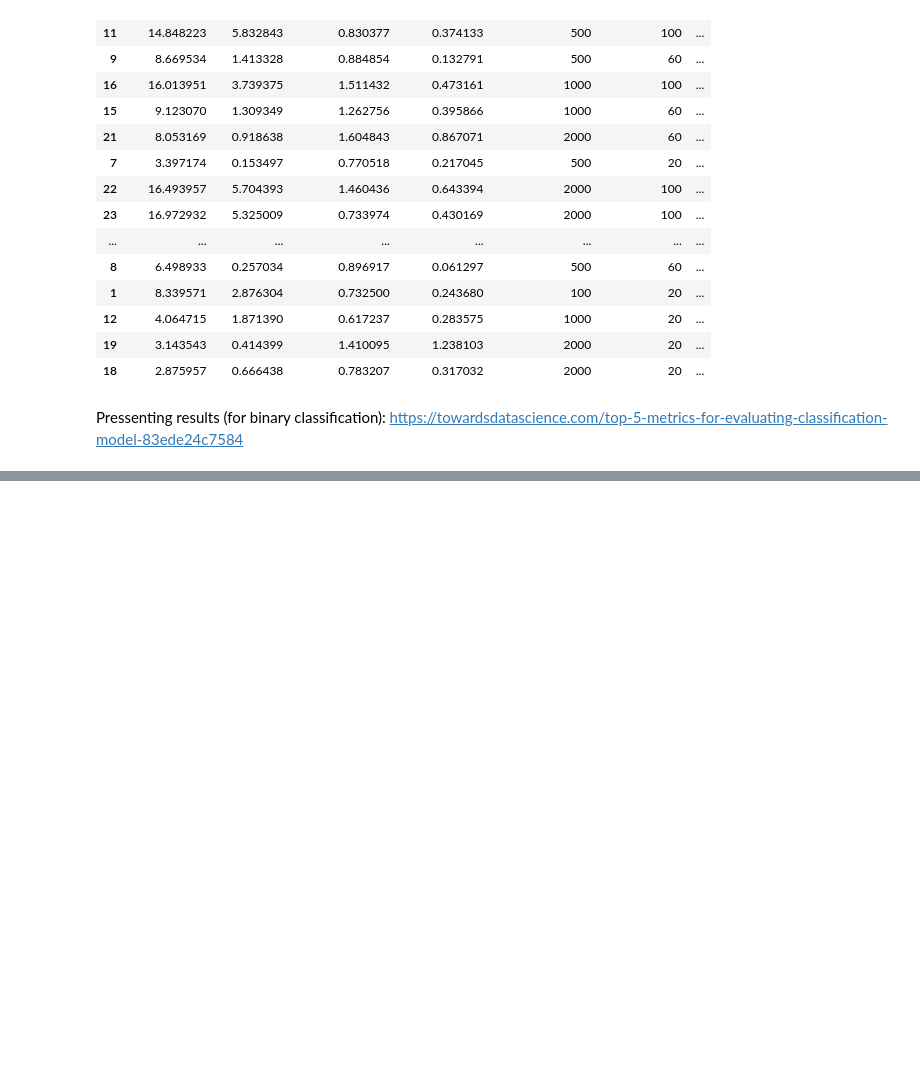
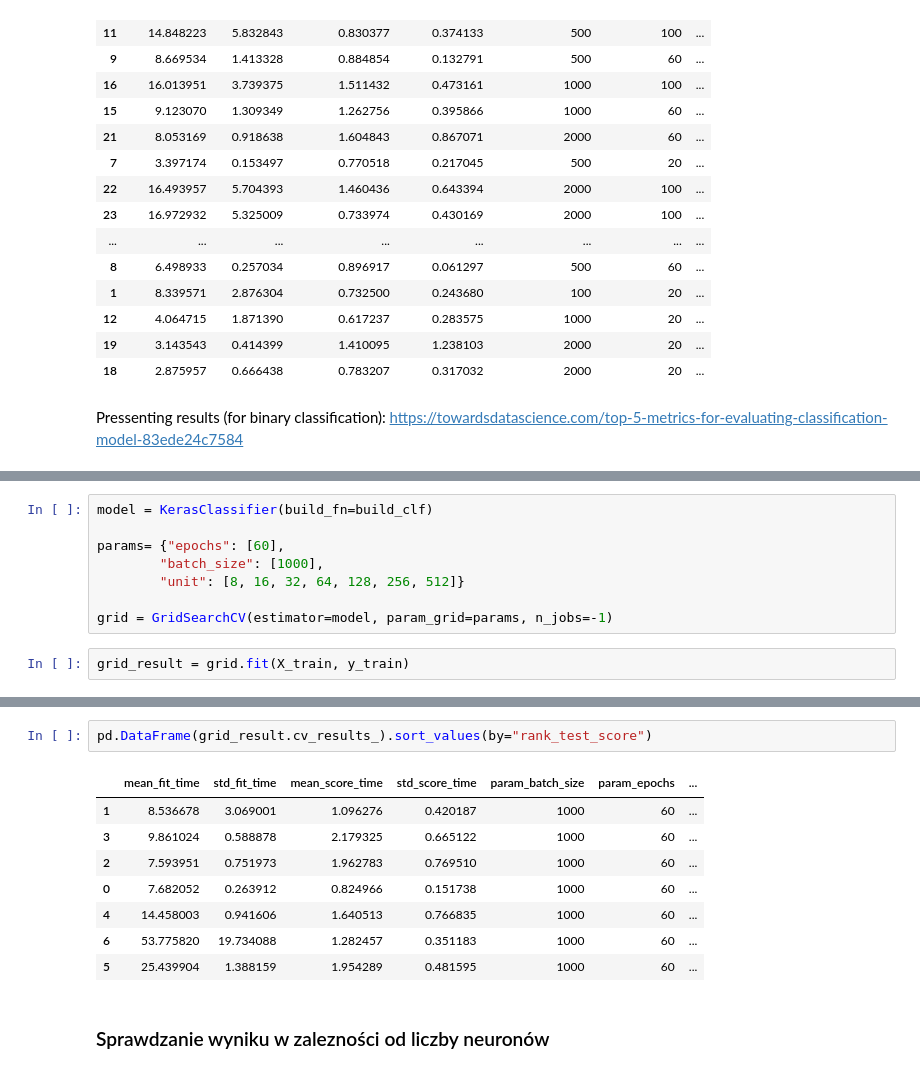
Before and after one commit to sebastiansukiennik01/NeuralNetworksProject, a Jupyter notebook: neuralNetworks.ipynb, the cells around one changed output, grey strips where cells are left out. Drawn from its saved outputs; the diff is of its cells as text; blank space fills up the shorter version.

```diff
--- a/neuralNetworks.ipynb
+++ b/neuralNetworks.ipynb
@@ -413,0 +280,10 @@ Pressenting results (for binary classification): https://towardsdatascience.com/
+# %%
+model = KerasClassifier(build_fn=build_clf)
+
+params= {"epochs": [60],
+        "batch_size": [1000],
+        "unit": [8, 16, 32, 64, 128, 256, 512]}
+
+grid = GridSearchCV(estimator=model, param_grid=params, n_jobs=-1)
+# %%
+grid_result = grid.fit(X_train, y_train)
@@ -413,0 +308,13 @@ Pressenting results (for binary classification): https://towardsdatascience.com/
+# %%
+pd.DataFrame(grid_result.cv_results_).sort_values(by="rank_test_score")
+# %% [output]
+|  | mean_fit_time | std_fit_time | mean_score_time | std_score_time | param_batch_size | param_epochs | ... |
+| 1 | 8.536678 | 3.069001 | 1.096276 | 0.420187 | 1000 | 60 | ... |
+| 3 | 9.861024 | 0.588878 | 2.179325 | 0.665122 | 1000 | 60 | ... |
+| 2 | 7.593951 | 0.751973 | 1.962783 | 0.769510 | 1000 | 60 | ... |
+| 0 | 7.682052 | 0.263912 | 0.824966 | 0.151738 | 1000 | 60 | ... |
+| 4 | 14.458003 | 0.941606 | 1.640513 | 0.766835 | 1000 | 60 | ... |
+| 6 | 53.775820 | 19.734088 | 1.282457 | 0.351183 | 1000 | 60 | ... |
+| 5 | 25.439904 | 1.388159 | 1.954289 | 0.481595 | 1000 | 60 | ... |
+# %% [markdown]
+### Sprawdzanie wyniku w zalezności od liczby neuronów
```
Also changed, not shown: parts of 20 cells of this notebook.
